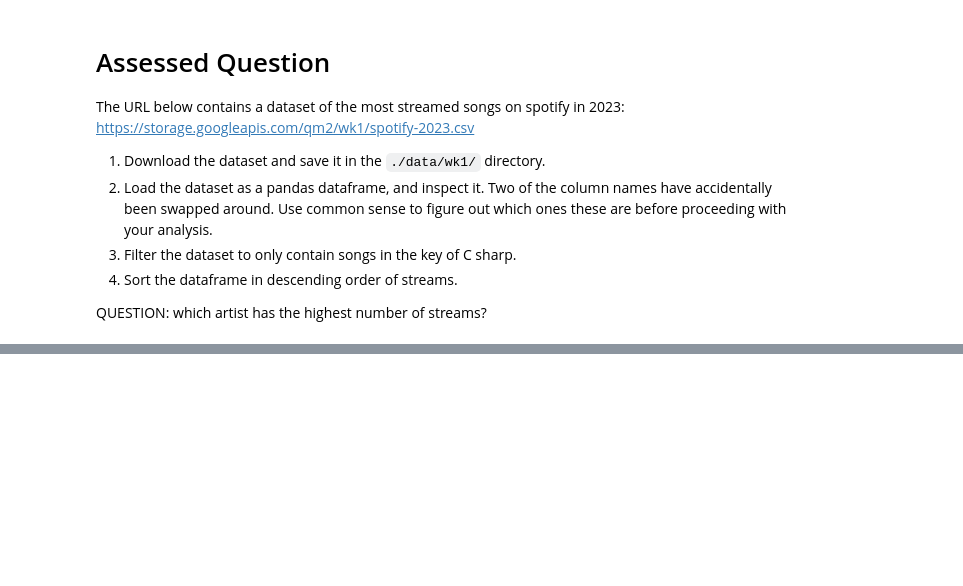
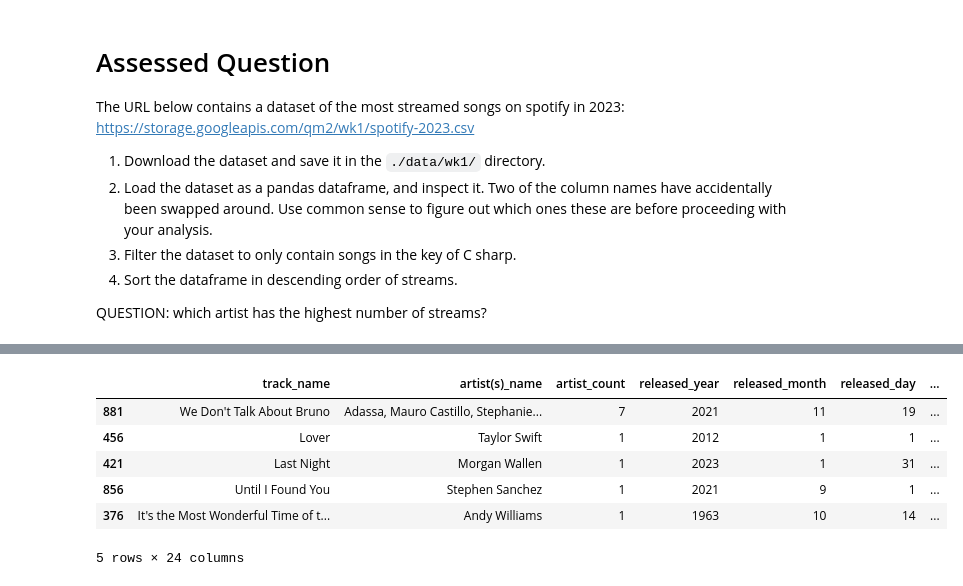
Before and after one commit to yui661/QM2, a Jupyter notebook: notebooks/W01. Python Recap.ipynb, the cells around one changed output, grey strips where cells are left out. Cells and saved outputs as stored; diff of their text form; code cells hidden in the pictures; blank space fills up the shorter version.

```diff
--- a/notebooks/W01. Python Recap.ipynb
+++ b/notebooks/W01. Python Recap.ipynb
@@ -262,0 +279,10 @@ QUESTION: which artist has the highest number of streams?
+# %%
+data.sort_values(by='streams', ascending=False).head()
+# %% [output]
+|  | track_name | artist(s)_name | artist_count | released_year | released_month | released_day | ... |
+| 881 | We Don't Talk About Bruno | Adassa, Mauro Castillo, Stephanie... | 7 | 2021 | 11 | 19 | ... |
+| 456 | Lover | Taylor Swift | 1 | 2012 | 1 | 1 | ... |
+| 421 | Last Night | Morgan Wallen | 1 | 2023 | 1 | 31 | ... |
+| 856 | Until I Found You | Stephen Sanchez | 1 | 2021 | 9 | 1 | ... |
+| 376 | It's the Most Wonderful Time of t... | Andy Williams | 1 | 1963 | 10 | 14 | ... |
+5 rows × 24 columns
```
Also changed, not shown: parts of 11 cells of this notebook.
